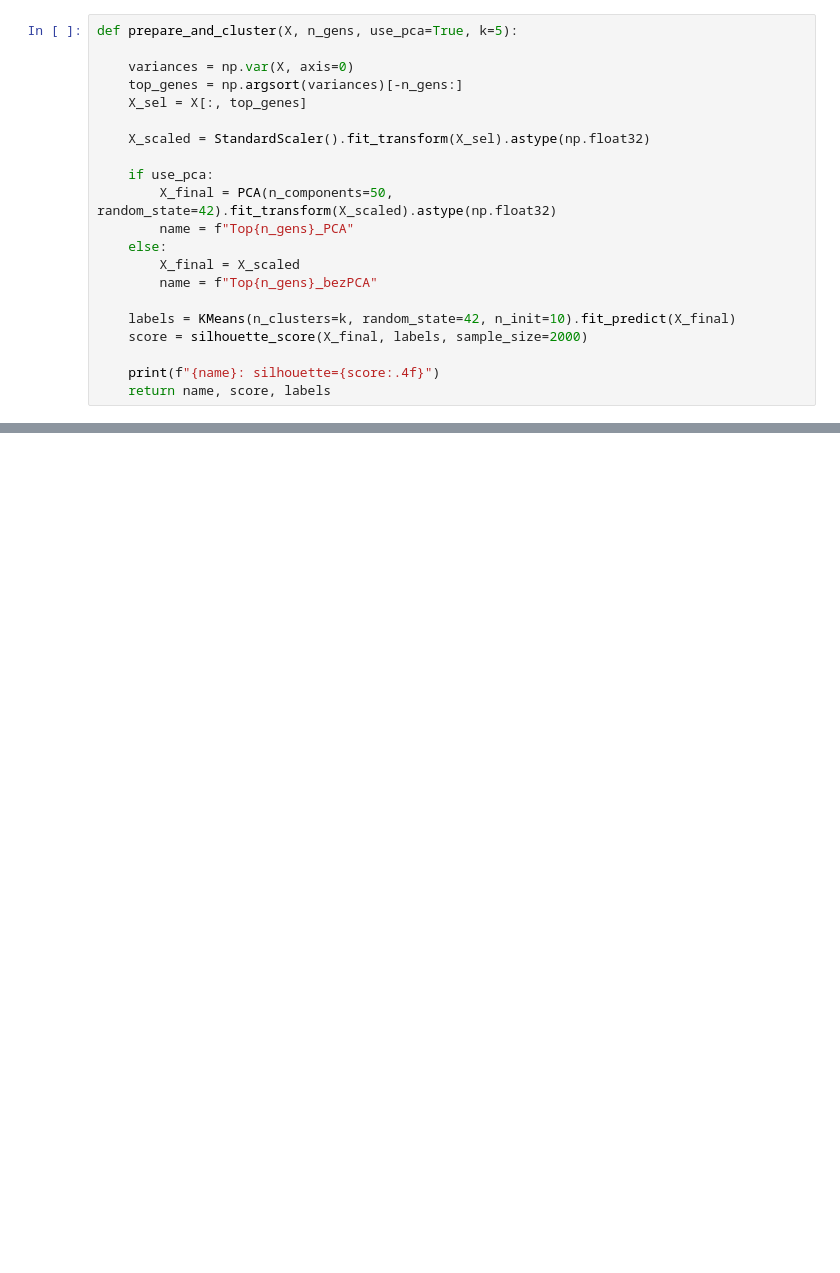
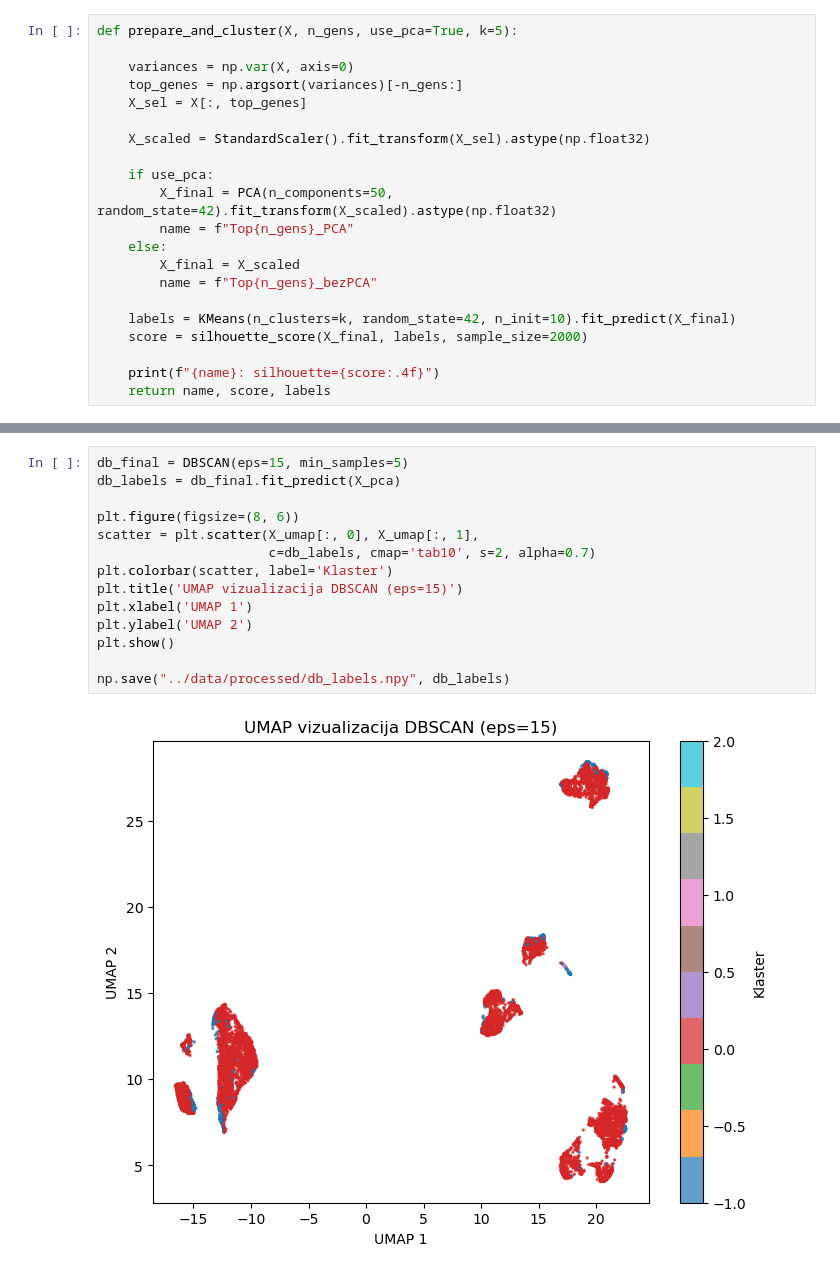
Before and after one commit to Vujasin03/gse115469, a Jupyter notebook: notebooks/analysis.ipynb, the cells around one changed output, grey strips where cells are left out. Drawn from its saved outputs; the diff is of its cells as text; blank space fills up the shorter version.

```diff
--- a/notebooks/analysis.ipynb
+++ b/notebooks/analysis.ipynb
@@ -300,0 +325,16 @@ np.save("../data/processed/bisect_labels.npy", bisect_labels)
+# %%
+db_final = DBSCAN(eps=15, min_samples=5)
+db_labels = db_final.fit_predict(X_pca)
+
+plt.figure(figsize=(8, 6))
+scatter = plt.scatter(X_umap[:, 0], X_umap[:, 1],
+                      c=db_labels, cmap='tab10', s=2, alpha=0.7)
+plt.colorbar(scatter, label='Klaster')
+plt.title('UMAP vizualizacija DBSCAN (eps=15)')
+plt.xlabel('UMAP 1')
+plt.ylabel('UMAP 2')
+plt.show()
+
+np.save("../data/processed/db_labels.npy", db_labels)
+# %% [output]
+[figure, added]
```
Also changed, not shown: parts of 14 cells of this notebook.
